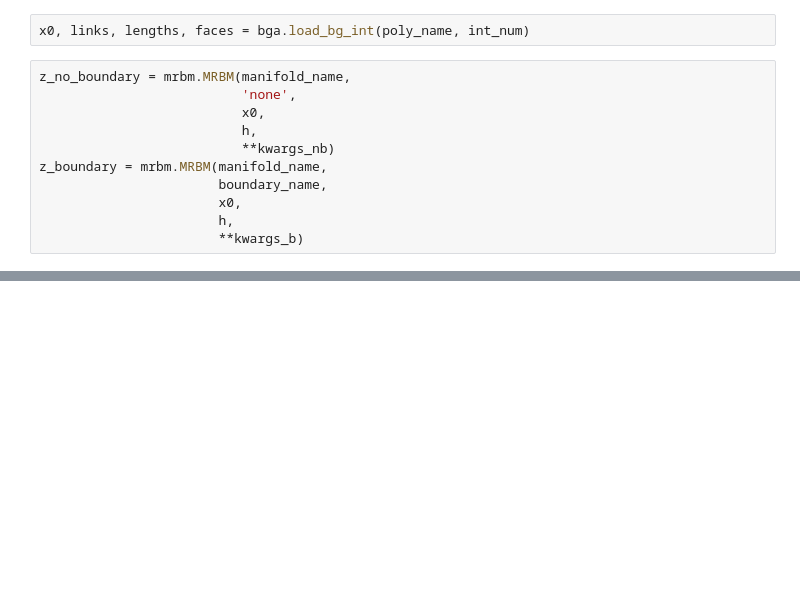
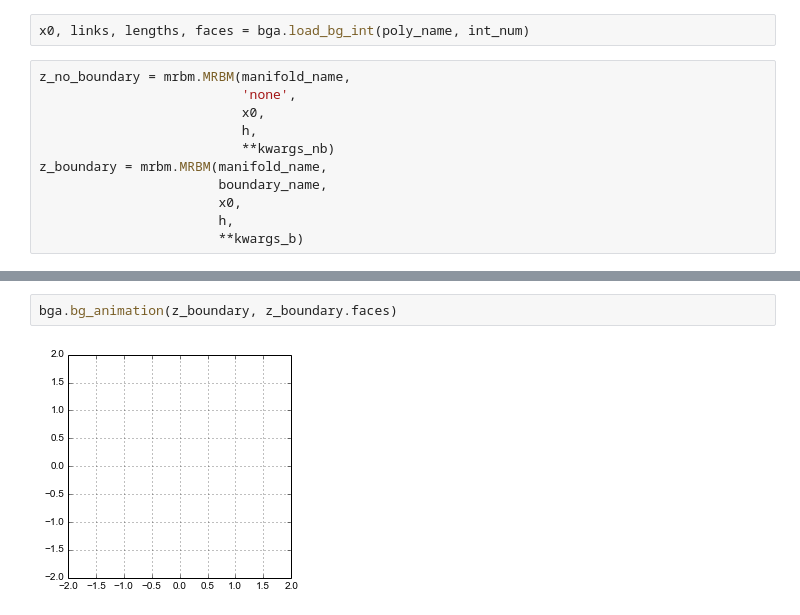
Before and after one commit to Danie1Johnson/research, a Jupyter notebook: BGMRBM test 1.ipynb, the cells around one changed output, grey strips where cells are left out. Cells and saved outputs as stored; diff of their text form; blank space fills up the shorter version.

```diff
--- a/BGMRBM test 1.ipynb
+++ b/BGMRBM test 1.ipynb
@@ -98,0 +106,4 @@ print z_boundary.dihedrals
+# %%
+bga.bg_animation(z_boundary, z_boundary.faces)
+# %% [output]
+[figure, added]
```
Also changed, not shown: parts of 12 cells of this notebook, 4 other files.
